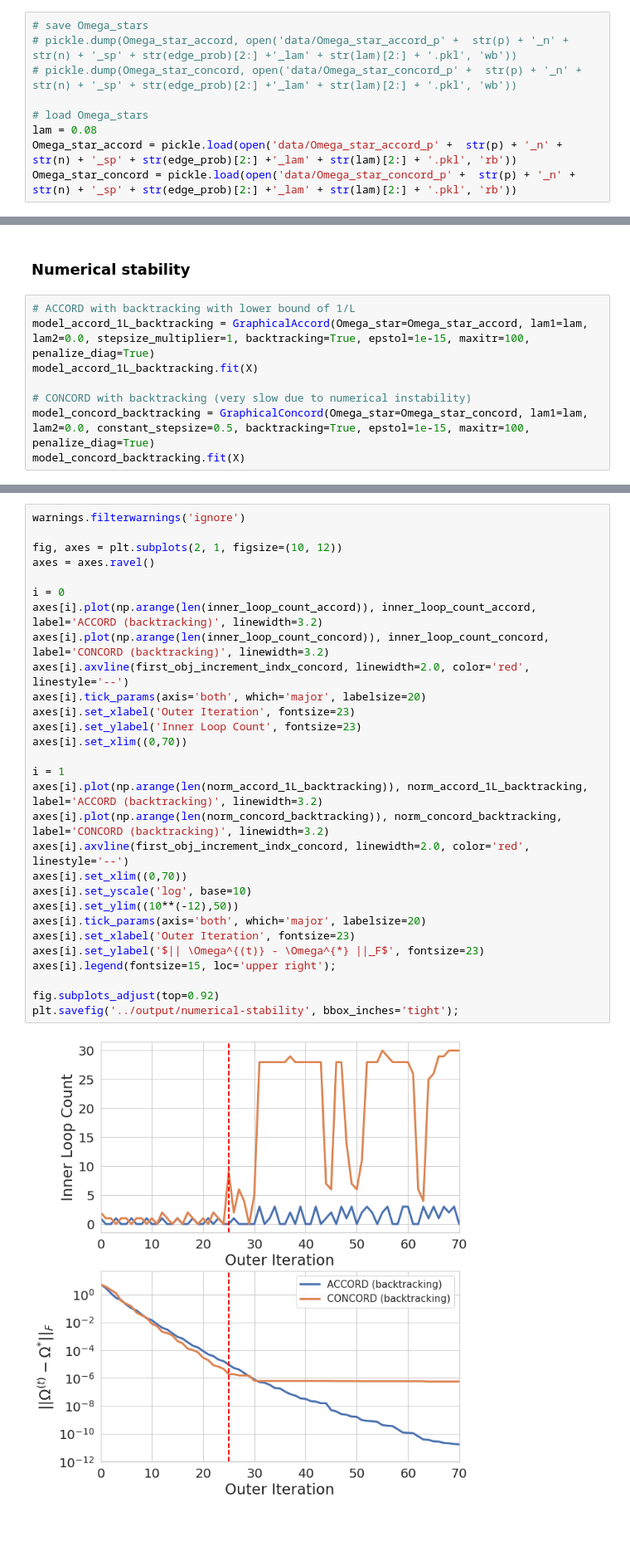
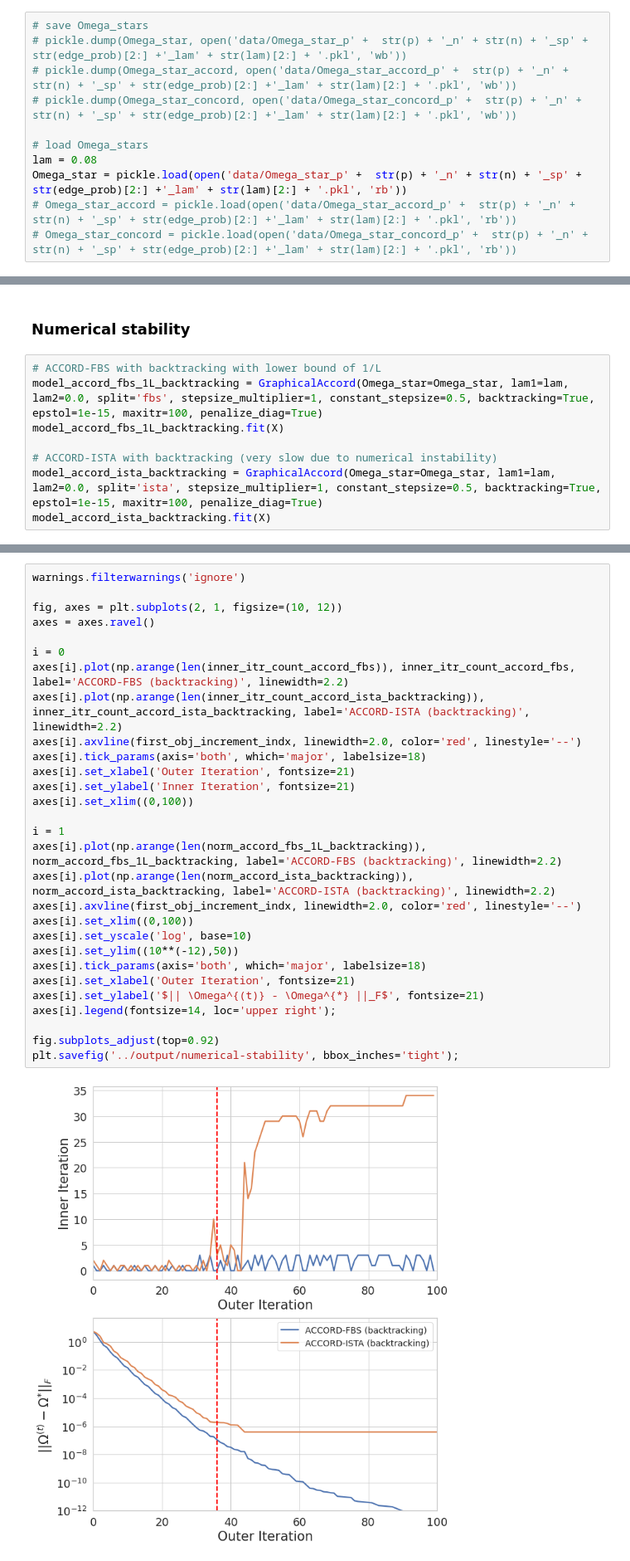
Before and after one commit to jinacfunderburk/accord-reproducibility-testing, a Jupyter notebook: simulation-convergence/simulation-convergence.ipynb, the cells around one changed output, grey strips where cells are left out. Shown at 83% size. Cells and saved outputs as stored; diff of their text form; blank space fills up the shorter version.

Commit message:
update accord-fbs & accord-ista

```diff
--- a/simulation-convergence/simulation-convergence.ipynb
+++ b/simulation-convergence/simulation-convergence.ipynb
@@ -53,10 +48,12 @@ Omega_star_concord = model_concord.omega_.toarray()
 # %%
 # save Omega_stars
+# pickle.dump(Omega_star, open('data/Omega_star_p' +  str(p) + '_n' + str(n) + '_sp' + str(edge_prob)[2:] +'_lam' + str(lam)[2:] + '.pkl', 'wb'))
 # pickle.dump(Omega_star_accord, open('data/Omega_star_accord_p' +  str(p) + '_n' + str(n) + '_sp' + str(edge_prob)[2:] +'_lam' + str(lam)[2:] + '.pkl', 'wb'))
 # pickle.dump(Omega_star_concord, open('data/Omega_star_concord_p' +  str(p) + '_n' + str(n) + '_sp' + str(edge_prob)[2:] +'_lam' + str(lam)[2:] + '.pkl', 'wb'))
 
 # load Omega_stars
 lam = 0.08
-Omega_star_accord = pickle.load(open('data/Omega_star_accord_p' +  str(p) + '_n' + str(n) + '_sp' + str(edge_prob)[2:] +'_lam' + str(lam)[2:] + '.pkl', 'rb'))
-Omega_star_concord = pickle.load(open('data/Omega_star_concord_p' +  str(p) + '_n' + str(n) + '_sp' + str(edge_prob)[2:] +'_lam' + str(lam)[2:] + '.pkl', 'rb'))
+Omega_star = pickle.load(open('data/Omega_star_p' +  str(p) + '_n' + str(n) + '_sp' + str(edge_prob)[2:] +'_lam' + str(lam)[2:] + '.pkl', 'rb'))
+# Omega_star_accord = pickle.load(open('data/Omega_star_accord_p' +  str(p) + '_n' + str(n) + '_sp' + str(edge_prob)[2:] +'_lam' + str(lam)[2:] + '.pkl', 'rb'))
+# Omega_star_concord = pickle.load(open('data/Omega_star_concord_p' +  str(p) + '_n' + str(n) + '_sp' + str(edge_prob)[2:] +'_lam' + str(lam)[2:] + '.pkl', 'rb'))
 # %% [markdown]
@@ -282,10 +262,10 @@ plt.savefig('../output/convergence-sp' + str(edge_prob)[2:], bbox_inches='tight'
 # %% [markdown]
 ### Numerical stability
 # %%
-# ACCORD with backtracking with lower bound of 1/L
-model_accord_1L_backtracking = GraphicalAccord(Omega_star=Omega_star_accord, lam1=lam, lam2=0.0, stepsize_multiplier=1, backtracking=True, epstol=1e-15, maxitr=100, penalize_diag=True)
-model_accord_1L_backtracking.fit(X)
+# ACCORD-FBS with backtracking with lower bound of 1/L
+model_accord_fbs_1L_backtracking = GraphicalAccord(Omega_star=Omega_star, lam1=lam, lam2=0.0, split='fbs', stepsize_multiplier=1, constant_stepsize=0.5, backtracking=True, epstol=1e-15, maxitr=100, penalize_diag=True)
+model_accord_fbs_1L_backtracking.fit(X)
 
-# CONCORD with backtracking (very slow due to numerical instability)
-model_concord_backtracking = GraphicalConcord(Omega_star=Omega_star_concord, lam1=lam, lam2=0.0, constant_stepsize=0.5, backtracking=True, epstol=1e-15, maxitr=100, penalize_diag=True)
-model_concord_backtracking.fit(X)
+# ACCORD-ISTA with backtracking (very slow due to numerical instability)
+model_accord_ista_backtracking = GraphicalAccord(Omega_star=Omega_star, lam1=lam, lam2=0.0, split='ista', stepsize_multiplier=1, constant_stepsize=0.5, backtracking=True, epstol=1e-15, maxitr=100, penalize_diag=True)
+model_accord_ista_backtracking.fit(X)
@@ -316,31 +298,31 @@ first_obj_increment_indx_concord = np.where(np.diff(obj_diff_concord_backtrackin
 # %%
 warnings.filterwarnings('ignore')
 
 fig, axes = plt.subplots(2, 1, figsize=(10, 12))
 axes = axes.ravel()
 
 i = 0
-axes[i].plot(np.arange(len(inner_loop_count_accord)), inner_loop_count_accord, label='ACCORD (backtracking)', linewidth=3.2)
-axes[i].plot(np.arange(len(inner_loop_count_concord)), inner_loop_count_concord, label='CONCORD (backtracking)', linewidth=3.2)
-axes[i].axvline(first_obj_increment_indx_concord, linewidth=2.0, color='red', linestyle='--')
-axes[i].tick_params(axis='both', which='major', labelsize=20)
-axes[i].set_xlabel('Outer Iteration', fontsize=23)
-axes[i].set_ylabel('Inner Loop Count', fontsize=23)
-axes[i].set_xlim((0,70))
+axes[i].plot(np.arange(len(inner_itr_count_accord_fbs)), inner_itr_count_accord_fbs, label='ACCORD-FBS (backtracking)', linewidth=2.2)
+axes[i].plot(np.arange(len(inner_itr_count_accord_ista_backtracking)), inner_itr_count_accord_ista_backtracking, label='ACCORD-ISTA (backtracking)', linewidth=2.2)
+axes[i].axvline(first_obj_increment_indx, linewidth=2.0, color='red', linestyle='--')
+axes[i].tick_params(axis='both', which='major', labelsize=18)
+axes[i].set_xlabel('Outer Iteration', fontsize=21)
+axes[i].set_ylabel('Inner Iteration', fontsize=21)
+axes[i].set_xlim((0,100))
 
 i = 1
-axes[i].plot(np.arange(len(norm_accord_1L_backtracking)), norm_accord_1L_backtracking, label='ACCORD (backtracking)', linewidth=3.2)
-axes[i].plot(np.arange(len(norm_concord_backtracking)), norm_concord_backtracking, label='CONCORD (backtracking)', linewidth=3.2)
-axes[i].axvline(first_obj_increment_indx_concord, linewidth=2.0, color='red', linestyle='--')
-axes[i].set_xlim((0,70))
+axes[i].plot(np.arange(len(norm_accord_fbs_1L_backtracking)), norm_accord_fbs_1L_backtracking, label='ACCORD-FBS (backtracking)', linewidth=2.2)
+axes[i].plot(np.arange(len(norm_accord_ista_backtracking)), norm_accord_ista_backtracking, label='ACCORD-ISTA (backtracking)', linewidth=2.2)
+axes[i].axvline(first_obj_increment_indx, linewidth=2.0, color='red', linestyle='--')
+axes[i].set_xlim((0,100))
 axes[i].set_yscale('log', base=10)
 axes[i].set_ylim((10**(-12),50))
-axes[i].tick_params(axis='both', which='major', labelsize=20)
-axes[i].set_xlabel('Outer Iteration', fontsize=23)
-axes[i].set_ylabel('$|| \Omega^{(t)} - \Omega^{*} ||_F$', fontsize=23)
-axes[i].legend(fontsize=15, loc='upper right');
+axes[i].tick_params(axis='both', which='major', labelsize=18)
+axes[i].set_xlabel('Outer Iteration', fontsize=21)
+axes[i].set_ylabel('$|| \Omega^{(t)} - \Omega^{*} ||_F$', fontsize=21)
+axes[i].legend(fontsize=14, loc='upper right');
 
 fig.subplots_adjust(top=0.92)
 plt.savefig('../output/numerical-stability', bbox_inches='tight');
 # %% [output]
-[figure, old version]
+[figure, new version]
```
Also changed, not shown: parts of 15 cells of this notebook, 42 other files.
